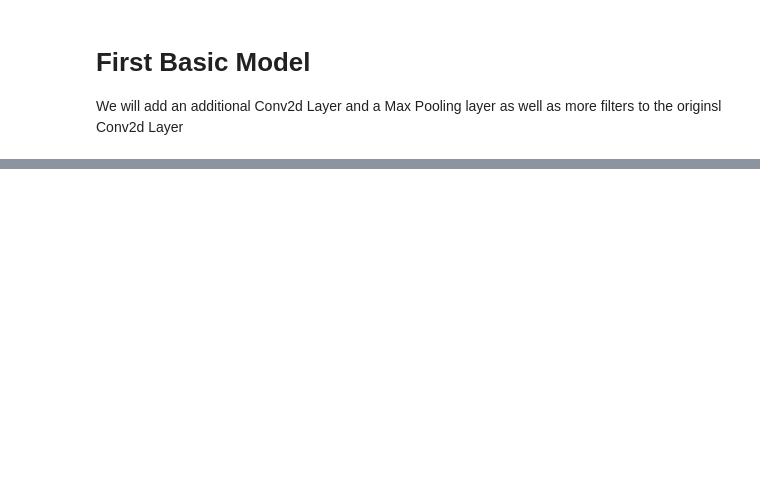
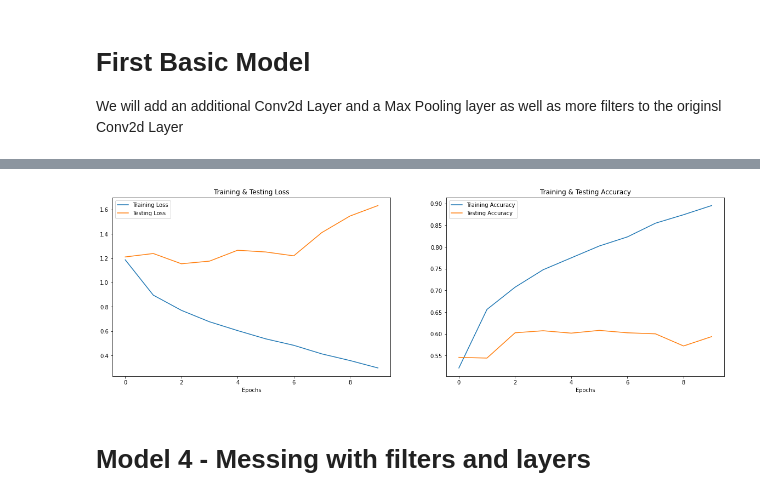
Before and after one commit to njw27/Speech_Emotion_Recognition_SER, a Jupyter notebook: EDA_notebook.ipynb, the cells around one changed output, grey strips where cells are left out. Drawn from its saved outputs; the diff is of its cells as text; code cells hidden in the pictures; blank space fills up the shorter version.

Commit message:
Models 2-7 Before Reeling in Epoch. 67 percent test

```diff
--- a/EDA_notebook.ipynb
+++ b/EDA_notebook.ipynb
@@ -670,7 +705,7 @@ This took probably way too many attempts to run because Keras Hates me
 # %%
 
 
-classes = [	"amused", "angry", "disgusted", "neutral", "sleepy"]
+classes = ["Amusement", "Anger", "Disgust", "Neutral", "Sleepiness"]
 
 
 traingen = ImageDataGenerator(rescale=1/255, validation_split=0.10)
@@ -678,7 +713,7 @@ testgen = ImageDataGenerator(rescale=1/255)
 
 
 train_data = traingen.flow_from_directory(
-    directory='img/no_aug_train/',
+    directory='train_spectro/',
     target_size=(64, 64),
     classes = classes,
     class_mode='categorical',
@@ -686,7 +721,7 @@ train_data = traingen.flow_from_directory(
     seed = 42
 )
 val_data = traingen.flow_from_directory(
-    directory='img/no_aug_train/',
+    directory='train_spectro/',
     target_size=(64, 64),
     classes = classes,
     class_mode='categorical',
@@ -696,7 +731,7 @@ val_data = traingen.flow_from_directory(
 
 
 test_data = testgen.flow_from_directory(
-    directory='img/no_aug_test',
+    directory='test_spectro',
     target_size=(64, 64),
     classes = classes,
     class_mode='categorical',
@@ -718,0 +934,12 @@ We will add an additional Conv2d Layer and a Max Pooling layer as well as more f
+# %%
+model_3a = tf.keras.models.Sequential()
+model_3a.add(tf.keras.layers.Conv2D(filters=70, kernel_size=3, activation='relu', input_shape=[64, 64, 3]))
+model_3a.add(tf.keras.layers.MaxPool2D(pool_size=2, strides=2))
+model_3a.add(tf.keras.layers.Conv2D(filters=35, kernel_size=3, activation='relu'))
+model_3a.add(tf.keras.layers.Flatten())
+model_3a.add(tf.keras.layers.Dense(5, activation='softmax'))
+
+
+model_3a.compile(optimizer="adam", loss="categorical_crossentropy", metrics=["accuracy"])
+model_3a.summary()
+history_3a = model_3a.fit(x=train_data, validation_data=val_data, batch_size=45, epochs=10)
@@ -719 +974,29 @@ We will add an additional Conv2d Layer and a Max Pooling layer as well as more f
+# %%
+# code adapted from https://www.kaggle.com/code/shivamburnwal/speech-emotion-recognition/notebook
+
+epochs = [i for i in range(10)]
+fig , ax = plt.subplots(1,2)
+train_acc = history_3a.history['accuracy']
+train_loss = history_3a.history['loss']
+test_acc = history_3a.history['val_accuracy']
+test_loss = history_3a.history['val_loss']
+
+fig.set_size_inches(20,6)
+ax[0].plot(epochs , train_loss , label = 'Training Loss')
+ax[0].plot(epochs , test_loss , label = 'Testing Loss')
+ax[0].set_title('Training & Testing Loss')
+ax[0].legend()
+ax[0].set_xlabel("Epochs")
+
+ax[1].plot(epochs , train_acc , label = 'Training Accuracy')
+ax[1].plot(epochs , test_acc , label = 'Testing Accuracy')
+ax[1].set_title('Training & Testing Accuracy')
+ax[1].legend()
+ax[1].set_xlabel("Epochs")
+# plt.savefig('Model_3a_Results')
+plt.show()
+# %% [output]
+[figure, added]
+# %% [markdown]
+# Model 4 - Messing with filters and layers
 # %%
```
Also changed, not shown: parts of 49 cells of this notebook.
